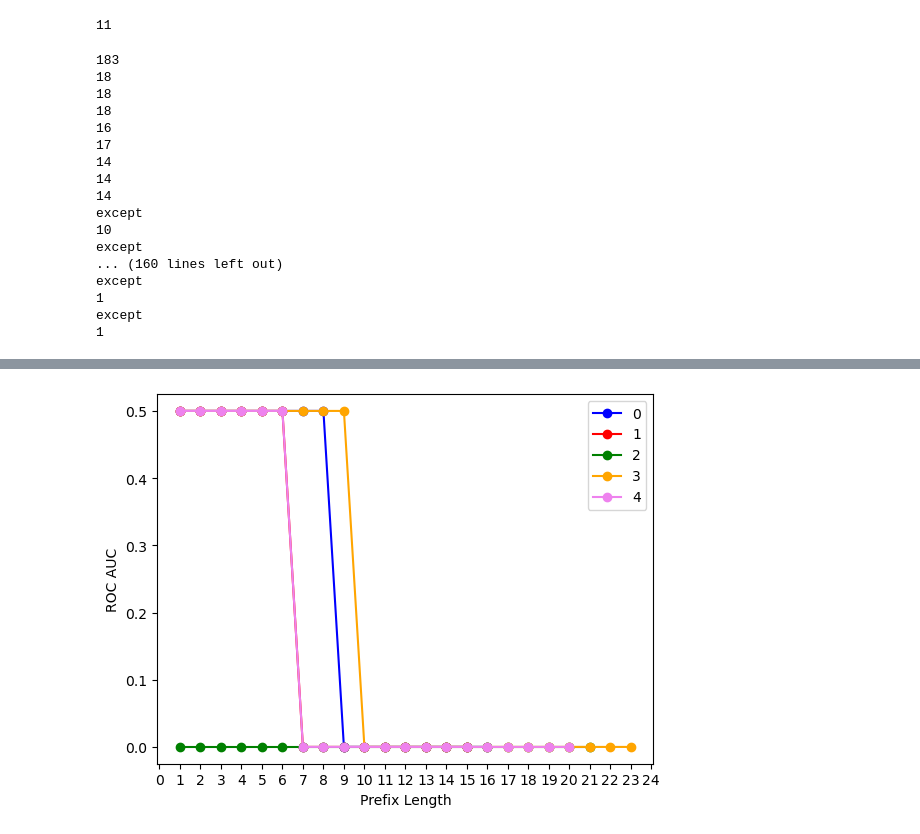
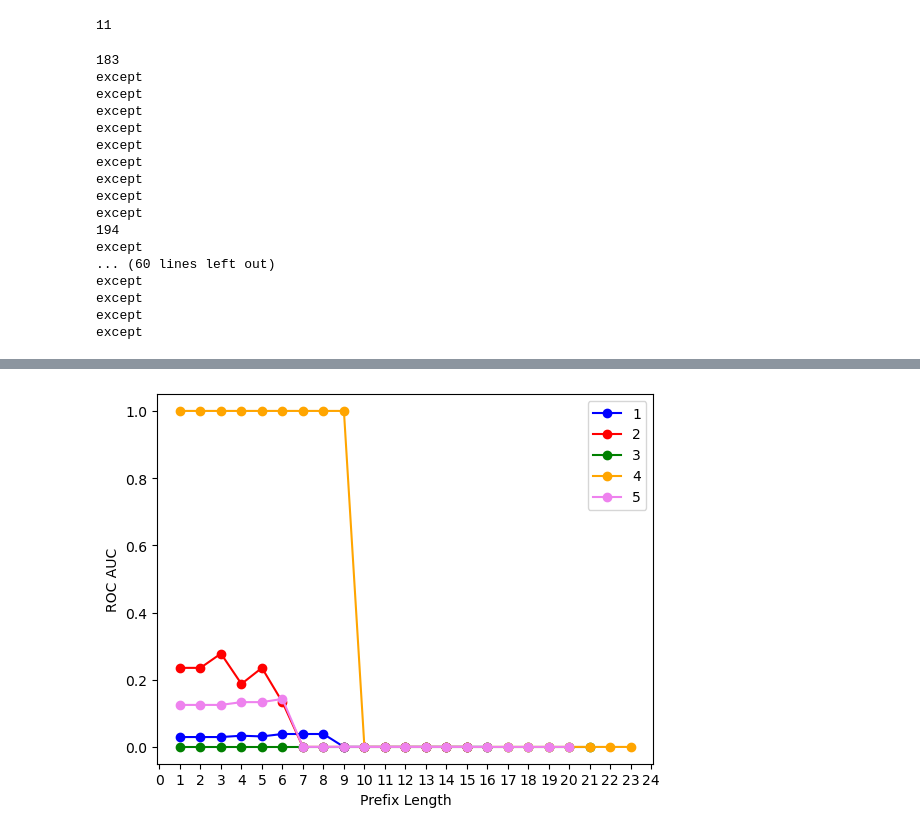
Before and after one commit to fau-is/patway-net, a Jupyter notebook: plot_test.ipynb, the cells around one changed output, grey strips where cells are left out. Saved outputs shown, nothing was run; the diff lists cells and outputs as text; code cells hidden in the pictures.

Commit message:
Continued working on plot creation

```diff
--- a/plot_test.ipynb
+++ b/plot_test.ipynb
@@ -194,7 +194,7 @@ for model, dataset in zip(model_list,data_list):
 
     seq = torch.from_numpy(dataset["x_test_seq"])
     stat = torch.from_numpy(dataset["x_test_stat"])
-    label = torch.from_numpy(dataset["label"])
+    label = torch.from_numpy(dataset["label"]).numpy()
 
     prefixLengthDictList = getPrefixDictionary(seq)
 
@@ -209,7 +209,8 @@ for model, dataset in zip(model_list,data_list):
         with torch.no_grad():
 
             prediction = torch.sigmoid(model.forward(prefixSeq, prefixStat))
-            prediction = [map_value([0][0]) for pred in prediction]
+            #prediction = [map_value([0][0]) for pred in prediction]
+
             #print((prediction))
             #print((prefixLabel))
 
@@ -225,22 +226,22 @@ for model, dataset in zip(model_list,data_list):
     result.append(values)
 # %% [output]
 183
-18
-18
-18
-16
-17
-14
-14
-14
 except
-10
 except
-... (160 lines left out)
 except
-1
 except
-1
+except
+except
+except
+except
+except
+194
+except
+... (60 lines left out)
+except
+except
+except
+except
 # %%
 colors = ["blue", "red", "green", "orange", "violet"]
 fig = plt.figure()
@@ -258,7 +259,7 @@ for values, c in zip(result, colors):
 
     #plt.plot(x, y, label = values["model"])
     df = df.sort_values(by=["PrefixLength"])
-    plt.plot(df["PrefixLength"], df["AUC"], color = c, label = values["model"], marker = "o")
+    plt.plot(df["PrefixLength"], df["AUC"], color = c, label = values["model"] + 1, marker = "o")
     print(df)
 
 plt.xlabel("Prefix Length")
@@ -287 +288 @@ plt.show()
-[figure, old version]
+[figure, new version]
```
Also changed, not shown: parts of 1 cell of this notebook.
